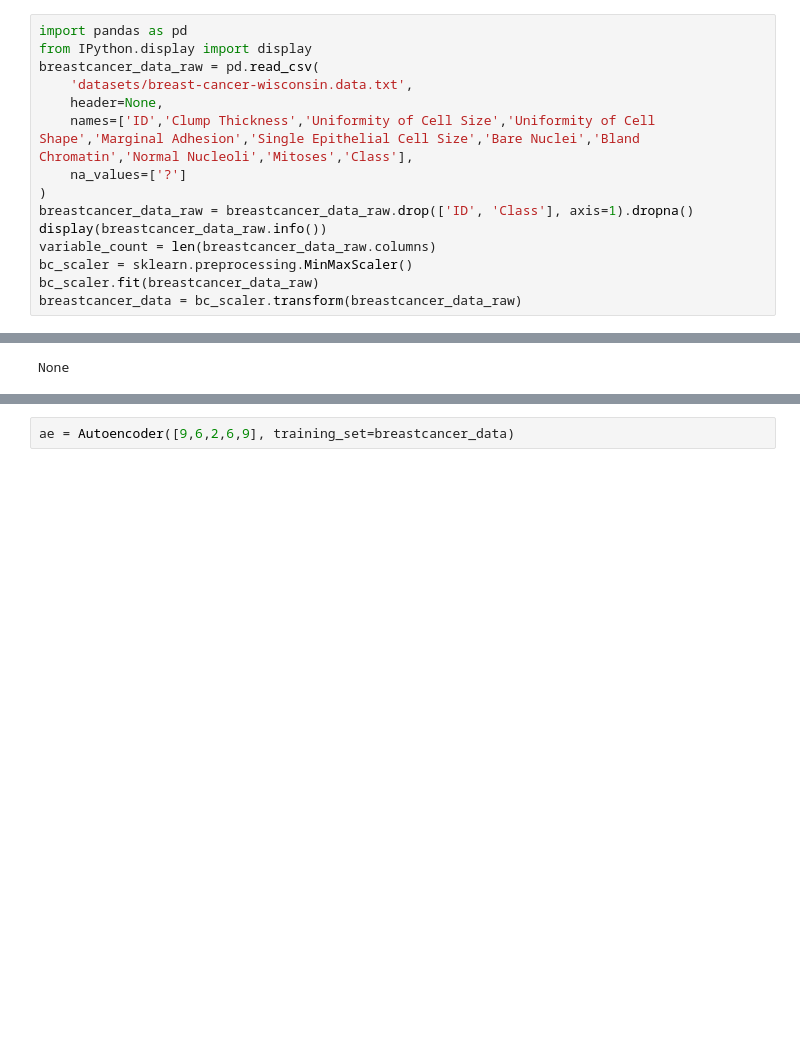
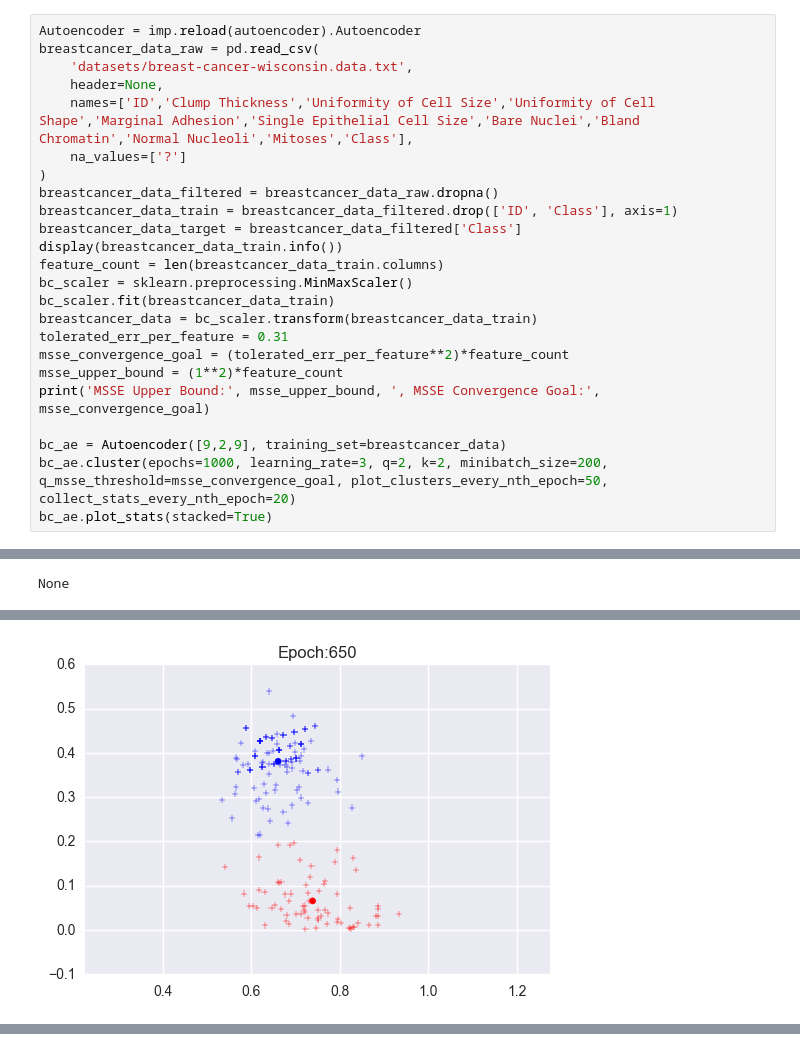
Before and after one commit to felix-last/autoencoder, a Jupyter notebook: autoencoder.ipynb, the cells around one changed output, grey strips where cells are left out. Drawn from its saved outputs; the diff is of its cells as text; blank space fills up the shorter version.

```diff
--- a/autoencoder.ipynb
+++ b/autoencoder.ipynb
@@ -12,18 +19,27 @@ Autoencoder = autoencoder.Autoencoder
 # %%
-import pandas as pd
-from IPython.display import display
+Autoencoder = imp.reload(autoencoder).Autoencoder
 breastcancer_data_raw = pd.read_csv(
     'datasets/breast-cancer-wisconsin.data.txt',
     header=None,
     names=['ID','Clump Thickness','Uniformity of Cell Size','Uniformity of Cell Shape','Marginal Adhesion','Single Epithelial Cell Size','Bare Nuclei','Bland Chromatin','Normal Nucleoli','Mitoses','Class'],
     na_values=['?']
 )
-breastcancer_data_raw = breastcancer_data_raw.drop(['ID', 'Class'], axis=1).dropna()
-display(breastcancer_data_raw.info())
-variable_count = len(breastcancer_data_raw.columns)
+breastcancer_data_filtered = breastcancer_data_raw.dropna()
+breastcancer_data_train = breastcancer_data_filtered.drop(['ID', 'Class'], axis=1)
+breastcancer_data_target = breastcancer_data_filtered['Class']
+display(breastcancer_data_train.info())
+feature_count = len(breastcancer_data_train.columns)
 bc_scaler = sklearn.preprocessing.MinMaxScaler()
-bc_scaler.fit(breastcancer_data_raw)
-breastcancer_data = bc_scaler.transform(breastcancer_data_raw)
+bc_scaler.fit(breastcancer_data_train)
+breastcancer_data = bc_scaler.transform(breastcancer_data_train)
+tolerated_err_per_feature = 0.31
+msse_convergence_goal = (tolerated_err_per_feature**2)*feature_count
+msse_upper_bound = (1**2)*feature_count
+print('MSSE Upper Bound:', msse_upper_bound, ', MSSE Convergence Goal:', msse_convergence_goal)
+
+bc_ae = Autoencoder([9,2,9], training_set=breastcancer_data)
+bc_ae.cluster(epochs=1000, learning_rate=3, q=2, k=2, minibatch_size=200, q_msse_threshold=msse_convergence_goal, plot_clusters_every_nth_epoch=50, collect_stats_every_nth_epoch=20)
+bc_ae.plot_stats(stacked=True)
 # %% [output]
 <class 'pandas.core.frame.DataFrame'>
 Int64Index: 683 entries, 0 to 698
@@ -42,0 +76 @@ None
+[figure, added]
@@ -43,2 +85,0 @@ None
-# %%
-ae = Autoencoder([9,6,2,6,9], training_set=breastcancer_data)
```
Also changed, not shown: parts of 5 cells of this notebook, 1 other file.
